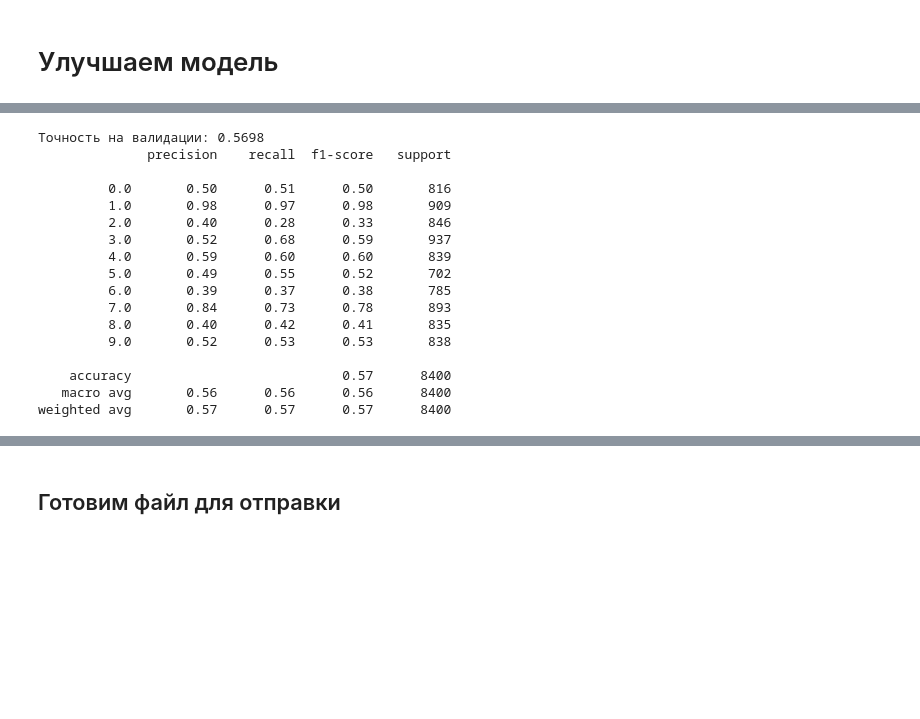
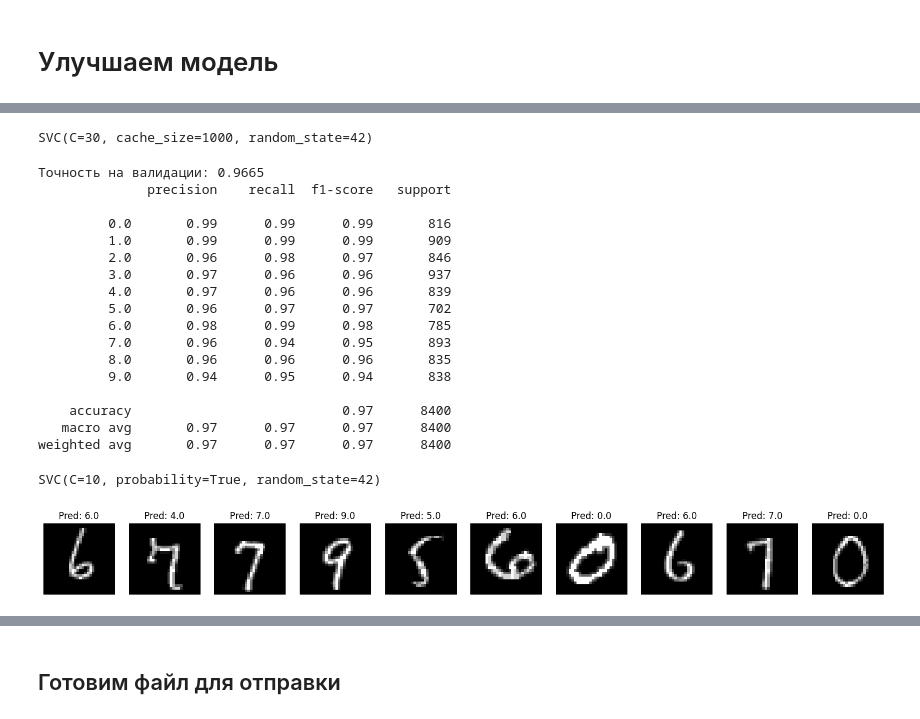
Before and after one commit to Arta-DS/DS, a Jupyter notebook: Сегментация_и_детекция_объектов.ipynb, the cells around one changed output, grey strips where cells are left out. Drawn from its saved outputs; the diff is of its cells as text; code cells hidden in the pictures; blank space fills up the shorter version.

```diff
--- a/Сегментация_и_детекция_объектов.ipynb
+++ b/Сегментация_и_детекция_объектов.ipynb
@@ -312,0 +326,8 @@ SVC(C=10, probability=True, random_state=42)
+# %%
+# Подмножество для подбора
+X_sub, _, y_sub, _ = train_test_split(
+    X_train_scaled, y_train_aug,
+    train_size=0.3,
+    stratify=y_train_aug,
+    random_state=42
+)
@@ -313,26 +357,60 @@ SVC(C=10, probability=True, random_state=42)
+# %%
+# Обучение на полных данных с лучшими параметрами
+best_svc = SVC(
+    **rand_search.best_params_,
+    random_state=42,
+    cache_size=1000
+)
+best_svc.fit(X_train_scaled, y_train_aug)
+# %% [output]
+SVC(C=30, cache_size=1000, random_state=42)
 # %%
-# Оценка модели
-val_predictions = clf.predict(X_val)
-print(f'Точность на валидации: {accuracy_score(y_val, val_predictions):.4f}')
-print(classification_report(y_val, val_predictions))
+# Оценка на валидации
+y_val_pred = best_svc.predict(X_val_scaled)
+print(f'Точность на валидации: {accuracy_score(y_val, y_val_pred):.4f}')
+print(classification_report(y_val, y_val_pred))
 # %% [output]
-Точность на валидации: 0.5698
+Точность на валидации: 0.9665
               precision    recall  f1-score   support
 
-         0.0       0.50      0.51      0.50       816
-         1.0       0.98      0.97      0.98       909
-         2.0       0.40      0.28      0.33       846
-         3.0       0.52      0.68      0.59       937
-         4.0       0.59      0.60      0.60       839
-         5.0       0.49      0.55      0.52       702
-         6.0       0.39      0.37      0.38       785
-         7.0       0.84      0.73      0.78       893
-         8.0       0.40      0.42      0.41       835
-         9.0       0.52      0.53      0.53       838
+         0.0       0.99      0.99      0.99       816
+         1.0       0.99      0.99      0.99       909
+         2.0       0.96      0.98      0.97       846
+         3.0       0.97      0.96      0.96       937
+         4.0       0.97      0.96      0.96       839
+         5.0       0.96      0.97      0.97       702
+         6.0       0.98      0.99      0.98       785
+         7.0       0.96      0.94      0.95       893
+         8.0       0.96      0.96      0.96       835
+         9.0       0.94      0.95      0.94       838
 
-    accuracy                           0.57      8400
-   macro avg       0.56      0.56      0.56      8400
-weighted avg       0.57      0.57      0.57      8400
+    accuracy                           0.97      8400
+   macro avg       0.97      0.97      0.97      8400
+weighted avg       0.97      0.97      0.97      8400
+# %%
+# Формирование submission файла
+with open('submission.csv', 'w') as f:
+    f.write('ImageId,Label\n')
+    for i, label in enumerate(test_predictions, 1):
+        f.write(f'{i},{int(label)}\n')
+# %% [output]
+SVC(C=10, probability=True, random_state=42)
 # %%
 # Предсказание на тестовых данных
-test_predictions = clf.predict(test_features_scaled)
+test_predictions = best_svc.predict(test_scaled)
+# %%
+# Визуализация случайных примеров
+import matplotlib.pyplot as plt
+
+def plot_random_predictions(images, predictions, n=10):
+    fig, axes = plt.subplots(1, n, figsize=(20, 4))
+    for i, ax in enumerate(axes):
+        idx = np.random.randint(0, len(images))
+        ax.imshow(images[idx], cmap='gray')
+        ax.set_title(f'Pred: {predictions[idx]}')
+        ax.axis('off')
+    plt.show()
+
+plot_random_predictions(test_images, test_predictions)
+# %% [output]
+[figure, added]
```
Also changed, not shown: parts of 29 cells of this notebook.
